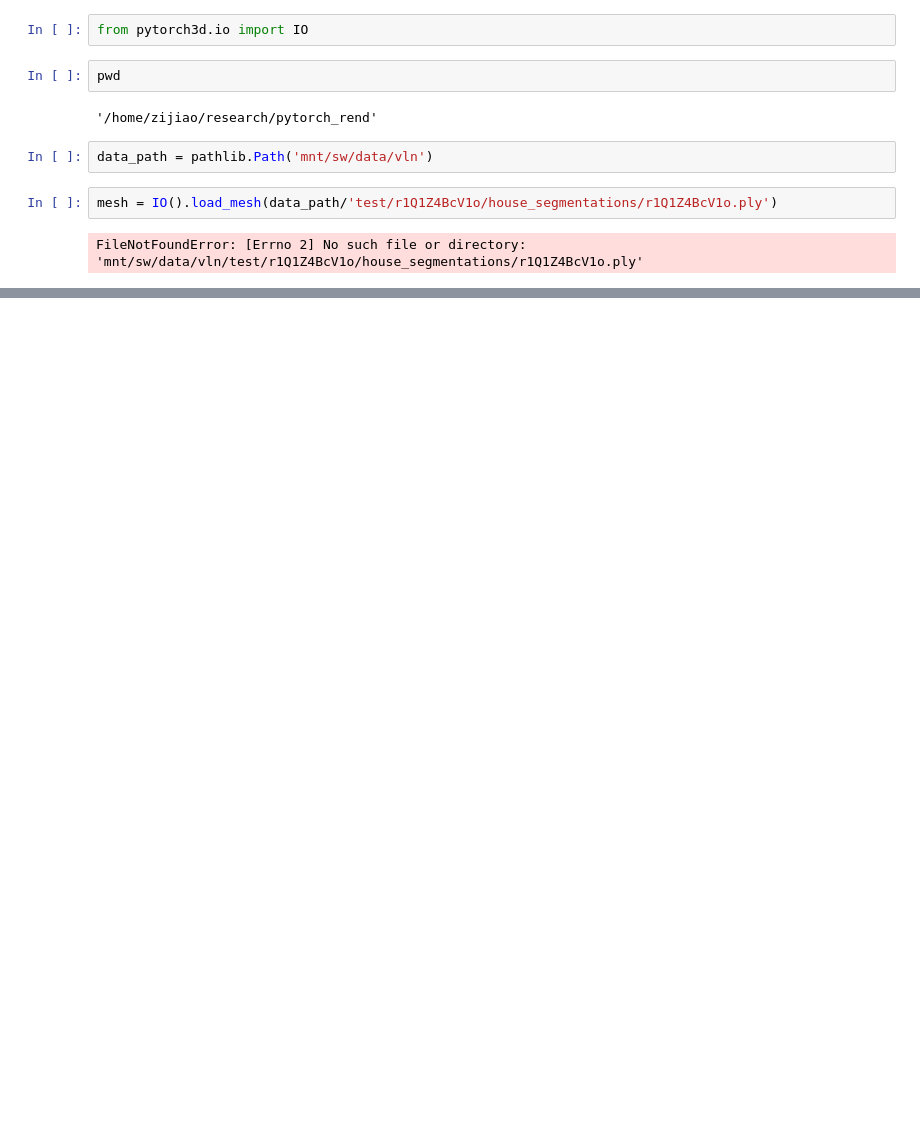
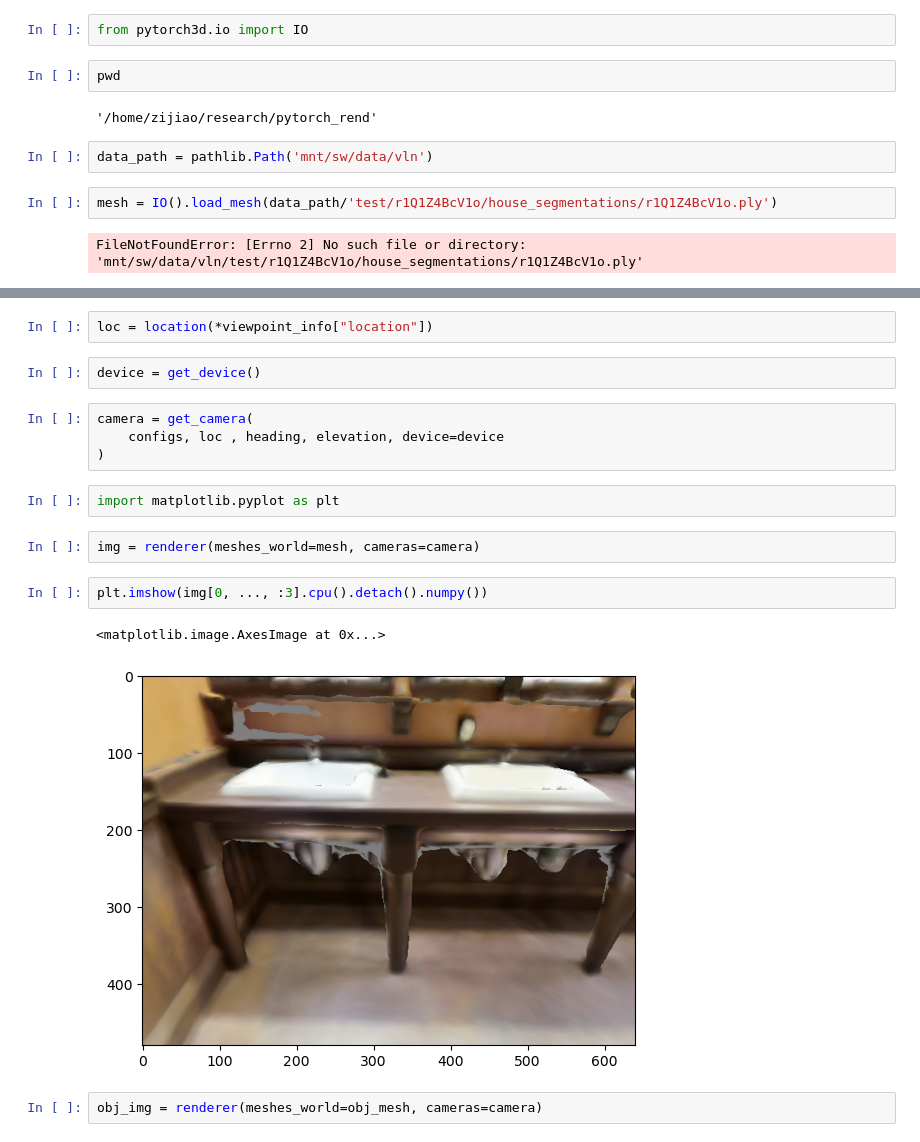
Before and after one commit to Yoark/mp3d_rend, a Jupyter notebook: object_distribution-1.ipynb, the cells around one changed output, grey strips where cells are left out. Saved outputs shown, nothing was run; the diff lists cells and outputs as text; blank space fills up the shorter version.

```diff
--- a/object_distribution-1.ipynb
+++ b/object_distribution-1.ipynb
@@ -277,0 +374,19 @@ FileNotFoundError: [Errno 2] No such file or directory: 'mnt/sw/data/vln/test/r1
+# %%
+loc = location(*viewpoint_info["location"])
+# %%
+device = get_device()
+# %%
+camera = get_camera(
+    configs, loc , heading, elevation, device=device
+)
+# %%
+import matplotlib.pyplot as plt
+# %%
+img = renderer(meshes_world=mesh, cameras=camera)
+# %%
+plt.imshow(img[0, ..., :3].cpu().detach().numpy())
+# %% [output]
+<matplotlib.image.AxesImage at 0x...>
+[figure, added]
+# %%
+obj_img = renderer(meshes_world=obj_mesh, cameras=camera)
```
Also changed, not shown: parts of 21 cells of this notebook, 7 other files.
